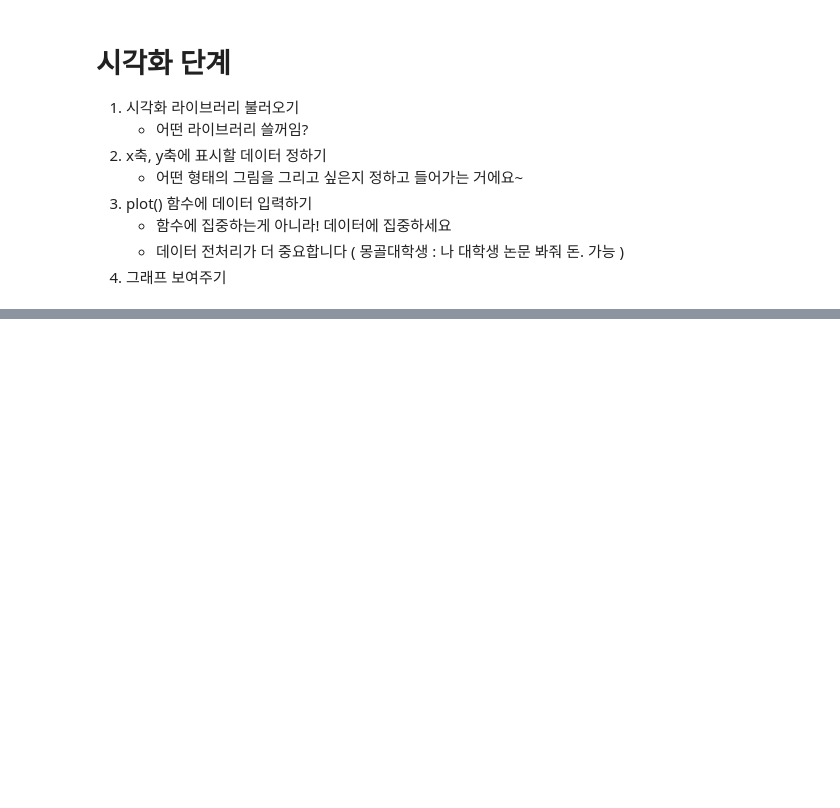
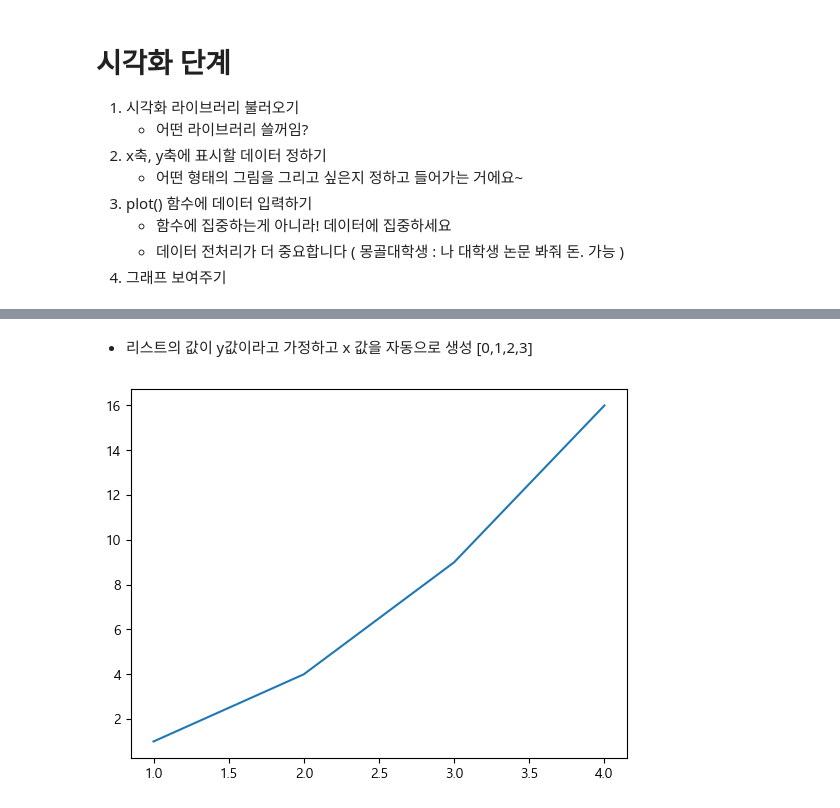
Before and after one commit to bidulgirin/data_analysis, a Jupyter notebook: 3.데이터시각화_기초.ipynb, the cells around one changed output, grey strips where cells are left out. Cells and saved outputs as stored; diff of their text form; code cells hidden in the pictures; blank space fills up the shorter version.

```diff
--- a/3.데이터시각화_기초.ipynb
+++ b/3.데이터시각화_기초.ipynb
@@ -96,0 +112,8 @@ rc("font", family = font_name)
+# %% [markdown]
+- 리스트의 값이 y값이라고 가정하고 x 값을 자동으로 생성 [0,1,2,3]
+# %%
+plt.plot([1, 2, 3, 4],[1, 4, 9, 16]) # x값은 [0,1,2,3] 로 자동으로 입력됨
+# plot([x, y])
+plt.show()
+# %% [output]
+[figure, added]
```
Also changed, not shown: parts of 47 cells of this notebook, 6 other files.
